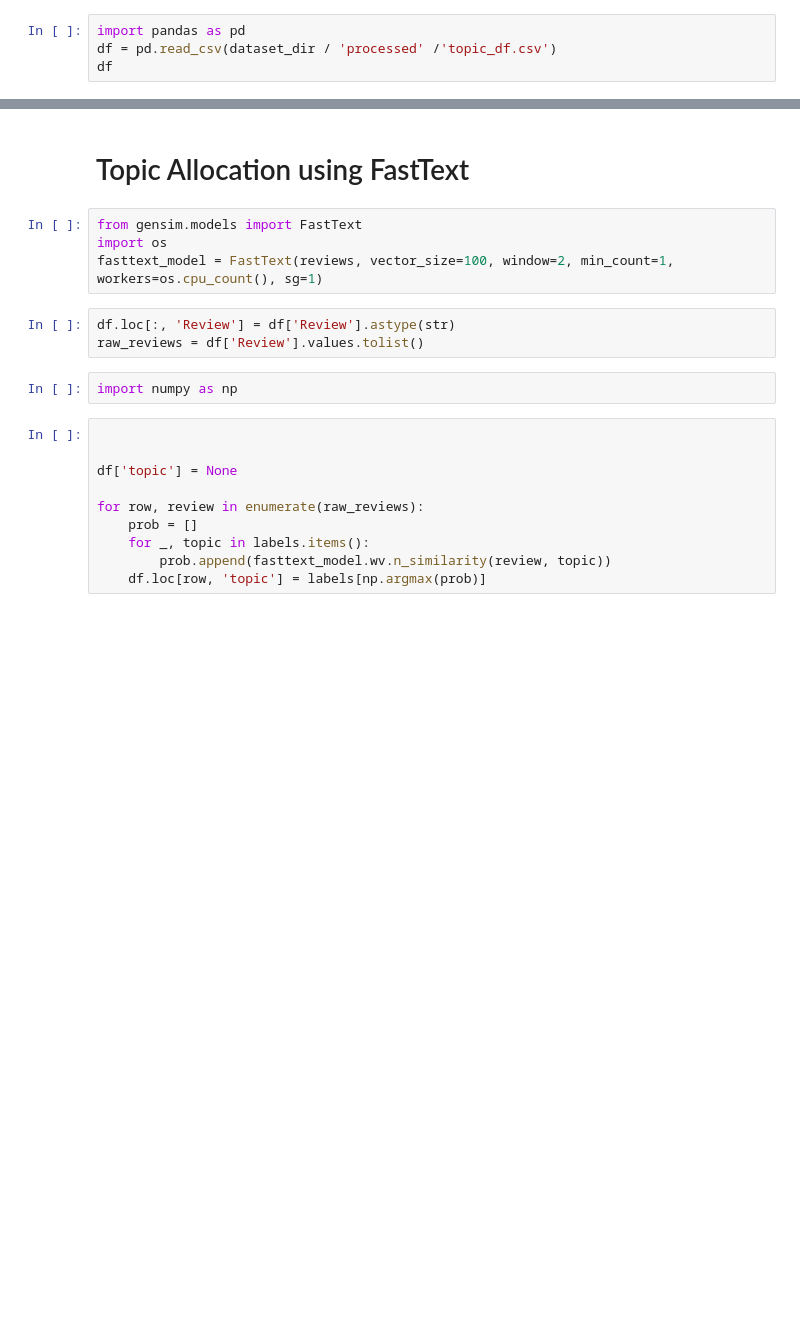
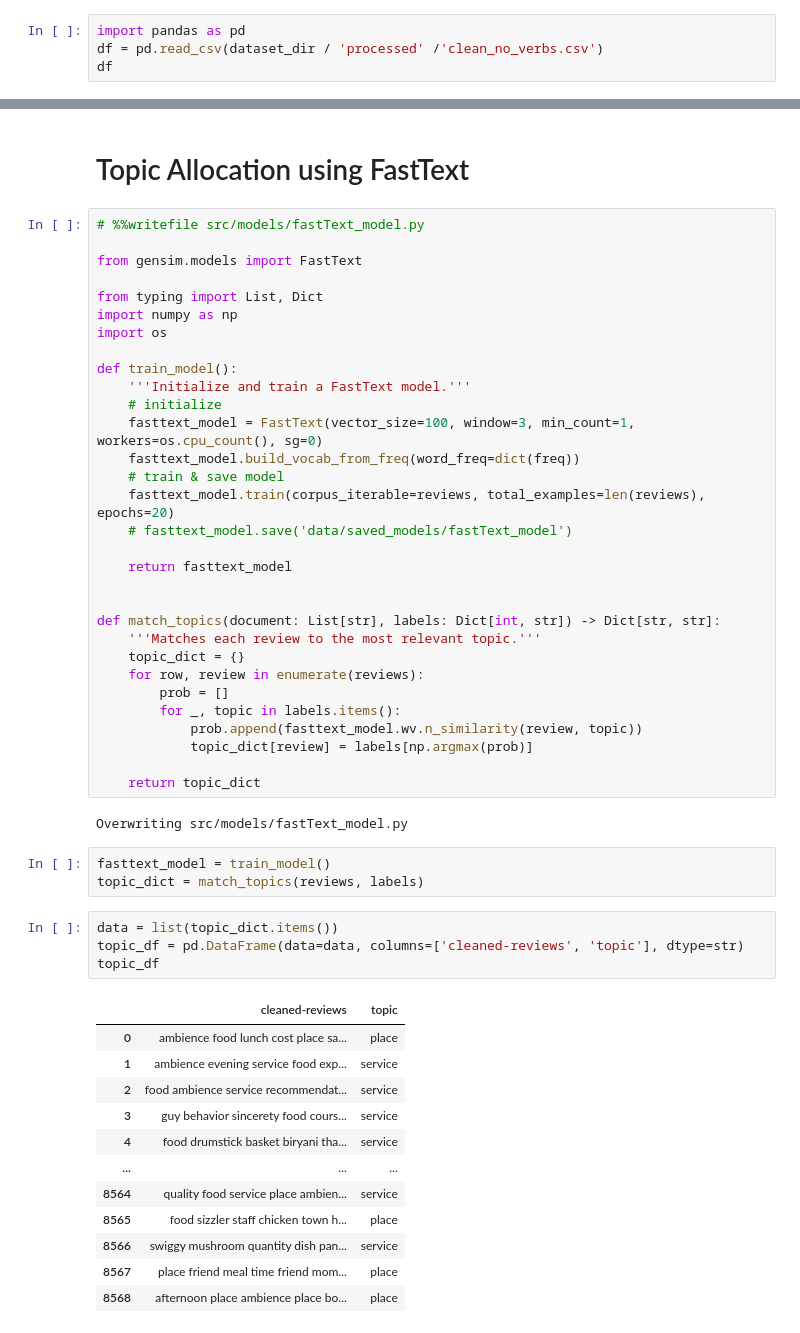
Before and after one commit to JeryBan/ai-powered-review-summary, a Jupyter notebook: topic_extraction.ipynb, the cells around one changed output, grey strips where cells are left out. Saved outputs shown, nothing was run; the diff lists cells and outputs as text; blank space fills up the shorter version.

Commit message:
fastText model

```diff
--- a/topic_extractor.ipynb
+++ b/topic_extraction.ipynb
@@ -329,7 +331,7 @@ df['Review'] = df['Review'].astype(str)
 # Creating Custom Vocabulary
 # %%
 import pandas as pd
-df = pd.read_csv(dataset_dir / 'processed' /'topic_df.csv')
+df = pd.read_csv(dataset_dir / 'processed' /'clean_no_verbs.csv')
 df
 # %% [output]
 |  | Review | Rating | cleaned-reviews |
@@ -479,21 +481,55 @@ service
 # %% [markdown]
 # Topic Allocation using FastText
 # %%
+# %%writefile src/models/fastText_model.py
+
 from gensim.models import FastText
+
+from typing import List, Dict
+import numpy as np
 import os
-fasttext_model = FastText(reviews, vector_size=100, window=2, min_count=1, workers=os.cpu_count(), sg=1)
+
+def train_model():
+    '''Initialize and train a FastText model.'''
+    # initialize
+    fasttext_model = FastText(vector_size=100, window=3, min_count=1, workers=os.cpu_count(), sg=0)
+    fasttext_model.build_vocab_from_freq(word_freq=dict(freq))
+    # train & save model
+    fasttext_model.train(corpus_iterable=reviews, total_examples=len(reviews), epochs=20)
+    # fasttext_model.save('data/saved_models/fastText_model')
+
+    return fasttext_model
+
+
+def match_topics(document: List[str], labels: Dict[int, str]) -> Dict[str, str]:
+    '''Matches each review to the most relevant topic.'''
+    topic_dict = {}
+    for row, review in enumerate(reviews):
+        prob = []
+        for _, topic in labels.items():
+            prob.append(fasttext_model.wv.n_similarity(review, topic))
+            topic_dict[review] = labels[np.argmax(prob)]
+
+    return topic_dict
+# %% [output]
+Overwriting src/models/fastText_model.py
-# %%
-df.loc[:, 'Review'] = df['Review'].astype(str)
-raw_reviews = df['Review'].values.tolist()
-# %%
-import numpy as np
-# %%
-
-
-df['topic'] = None
-
-for row, review in enumerate(raw_reviews):
-    prob = []
-    for _, topic in labels.items():
-        prob.append(fasttext_model.wv.n_similarity(review, topic))
-    df.loc[row, 'topic'] = labels[np.argmax(prob)]
+# %%
+fasttext_model = train_model()
+topic_dict = match_topics(reviews, labels)
+# %%
+data = list(topic_dict.items())
+topic_df = pd.DataFrame(data=data, columns=['cleaned-reviews', 'topic'], dtype=str)
+topic_df
+# %% [output]
+|  | cleaned-reviews | topic |
+| 0 | ambience food lunch cost place sa... | place |
+| 1 | ambience evening service food exp... | service |
+| 2 | food ambience service recommendat... | service |
+| 3 | guy behavior sincerety food cours... | service |
+| 4 | food drumstick basket biryani tha... | service |
+| ... | ... | ... |
+| 8564 | quality food service place ambien... | service |
+| 8565 | food sizzler staff chicken town h... | place |
+| 8566 | swiggy mushroom quantity dish pan... | service |
+| 8567 | place friend meal time friend mom... | place |
+| 8568 | afternoon place ambience place bo... | place |
```
Also changed, not shown: parts of 5 cells of this notebook, 4 other files.
